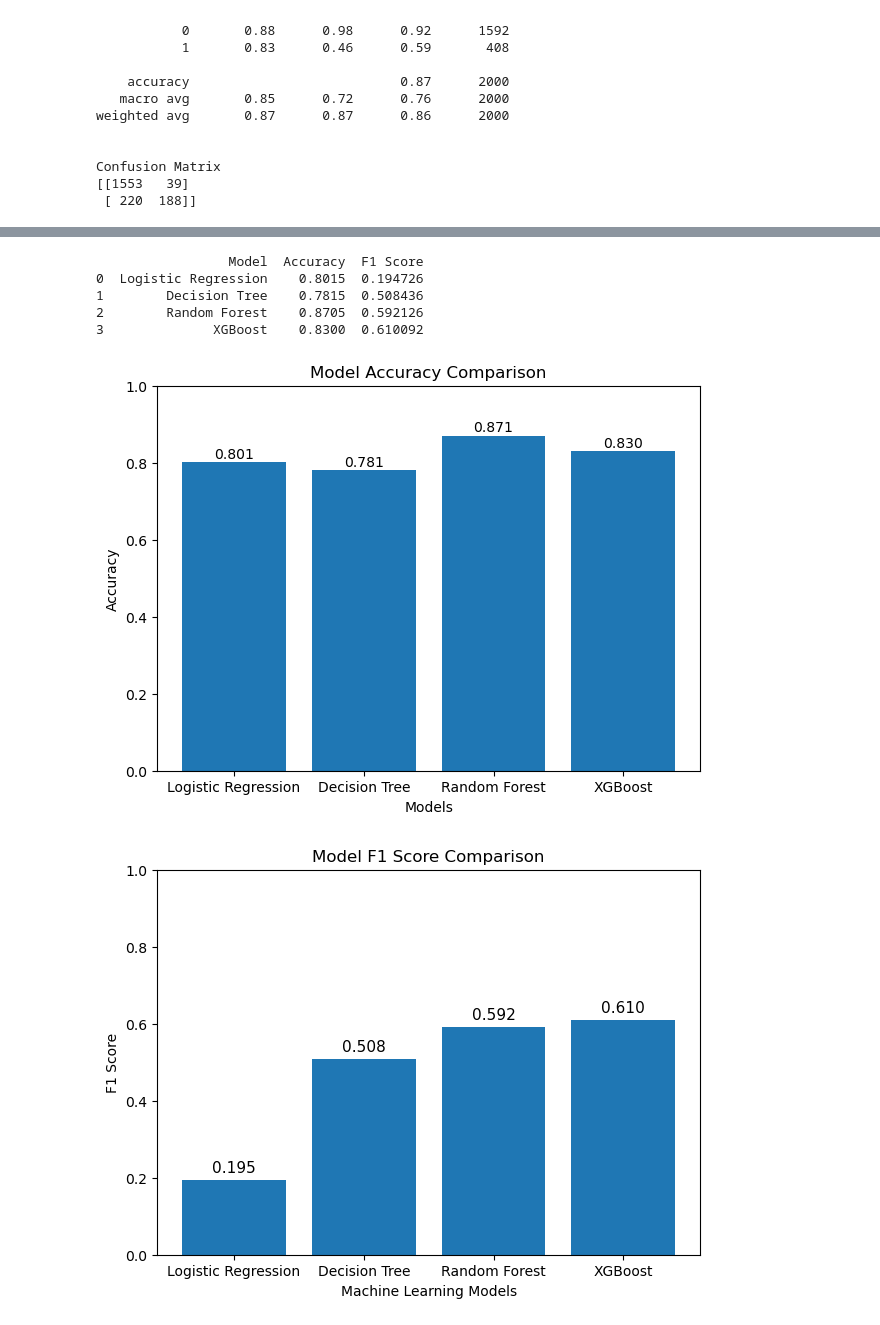
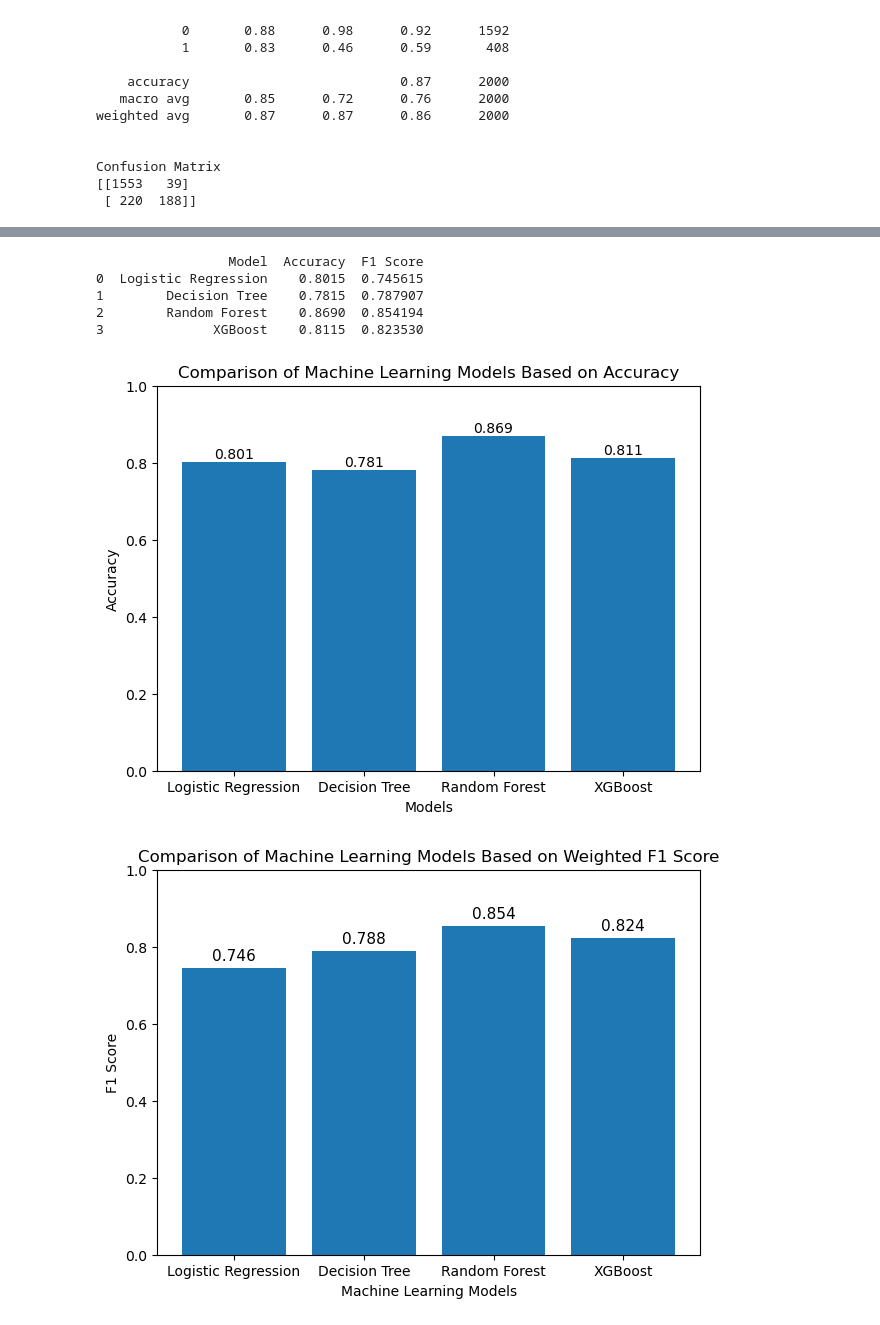
Before and after one commit to Masuha20/Customer-Churn-Prediction, a Jupyter notebook: notebooks/Customer_Churn_Model_Training.ipynb, the cells around one changed output, grey strips where cells are left out. Drawn from its saved outputs; the diff is of its cells as text; code cells hidden in the pictures.

Commit message:
Added hyperparameter tuning and ROC-AUC evaluation(curve too)

```diff
--- a/notebooks/Customer_Churn_Model_Training.ipynb
+++ b/notebooks/Customer_Churn_Model_Training.ipynb
@@ -718,3 +758,34 @@ weighted avg       0.87      0.87      0.86      2000
 Confusion Matrix
 [[1553   39]
  [ 220  188]]
+# %%
+from sklearn.ensemble import RandomForestClassifier
+from sklearn.model_selection import RandomizedSearchCV
+
+rf = RandomForestClassifier(random_state=42)
+
+param_dist = {
+    "n_estimators": [100, 200, 300, 500],
+    "max_depth": [5, 10, 15, 20, None],
+    "min_samples_split": [2, 5, 10],
+    "min_samples_leaf": [1, 2, 4],
+    "max_features": ["sqrt", "log2"],
+    "bootstrap": [True, False]
+}
+
+rf_random = RandomizedSearchCV(
+    estimator=rf,
+    param_distributions=param_dist,
+    n_iter=20,
+    cv=5,
+    scoring="f1",
+    random_state=42,
+    n_jobs=-1
+)
+
+rf_random.fit(X_train_final, y_train)
+
+best_rf = rf_random.best_estimator_
+
+print("Best RF Parameters:")
+print(rf_random.best_params_)
@@ -721,3 +795,6 @@ Confusion Matrix
+# %%
+y_pred_rf = best_rf.predict(X_test_final)
+y_pred_xgb = best_xgb.predict(X_test_final)
 # %%
 import pandas as pd
 from sklearn.metrics import accuracy_score
@@ -764,25 +841,25 @@ comparison = pd.DataFrame({
     ],
 
     "F1 Score": [
-        f1_score(y_test, y_pred),
-        f1_score(y_test, y_pred1),
-        f1_score(y_test, y_pred_rf),
-        f1_score(y_test, y_pred_xgb)
+        f1_score(y_test, y_pred, average="weighted"),
+        f1_score(y_test, y_pred1, average="weighted"),
+        f1_score(y_test, y_pred_rf, average="weighted"),
+        f1_score(y_test, y_pred_xgb, average="weighted")
     ]
 })
 
 print(comparison)
 # %% [output]
                  Model  Accuracy  F1 Score
-0  Logistic Regression    0.8015  0.194726
-1        Decision Tree    0.7815  0.508436
-2        Random Forest    0.8705  0.592126
-3              XGBoost    0.8300  0.610092
+0  Logistic Regression    0.8015  0.745615
+1        Decision Tree    0.7815  0.787907
+2        Random Forest    0.8690  0.854194
+3              XGBoost    0.8115  0.823530
 # %%
 import matplotlib.pyplot as plt
 plt.figure(figsize=(7,5))
 plt.bar(comparison["Model"], comparison["Accuracy"])
-plt.title("Model Accuracy Comparison")
+plt.title("Comparison of Machine Learning Models Based on Accuracy")
 plt.xlabel("Models")
 plt.ylabel("Accuracy")
 
@@ -794,26 +871,26 @@ plt.savefig("../images/model_accuracy_comparison.png",
             bbox_inches="tight")
 plt.show()
 # %% [output]
-[figure, old version]
+[figure, new version]
 # %%
 import matplotlib.pyplot as plt
 
 plt.figure(figsize=(7,5))
 plt.bar(comparison["Model"], comparison["F1 Score"])
-plt.title("Model F1 Score Comparison")
+plt.title("Comparison of Machine Learning Models Based on Weighted F1 Score")
 plt.xlabel("Machine Learning Models")
 plt.ylabel("F1 Score")
 
 for i, value in enumerate(comparison["F1 Score"]):
     plt.text(i, value + 0.02, f"{value:.3f}", ha="center", fontsize=11)
 
 plt.ylim(0, 1)
 plt.savefig("../images/model_f1score_comparison.png",
             dpi=300,
             bbox_inches="tight")
 plt.show()
 # %% [output]
-[figure, old version]
+[figure, new version]
 # %%
 from sklearn.metrics import confusion_matrix
 import seaborn as sns
```
Also changed, not shown: parts of 15 cells of this notebook, 4 other files.
